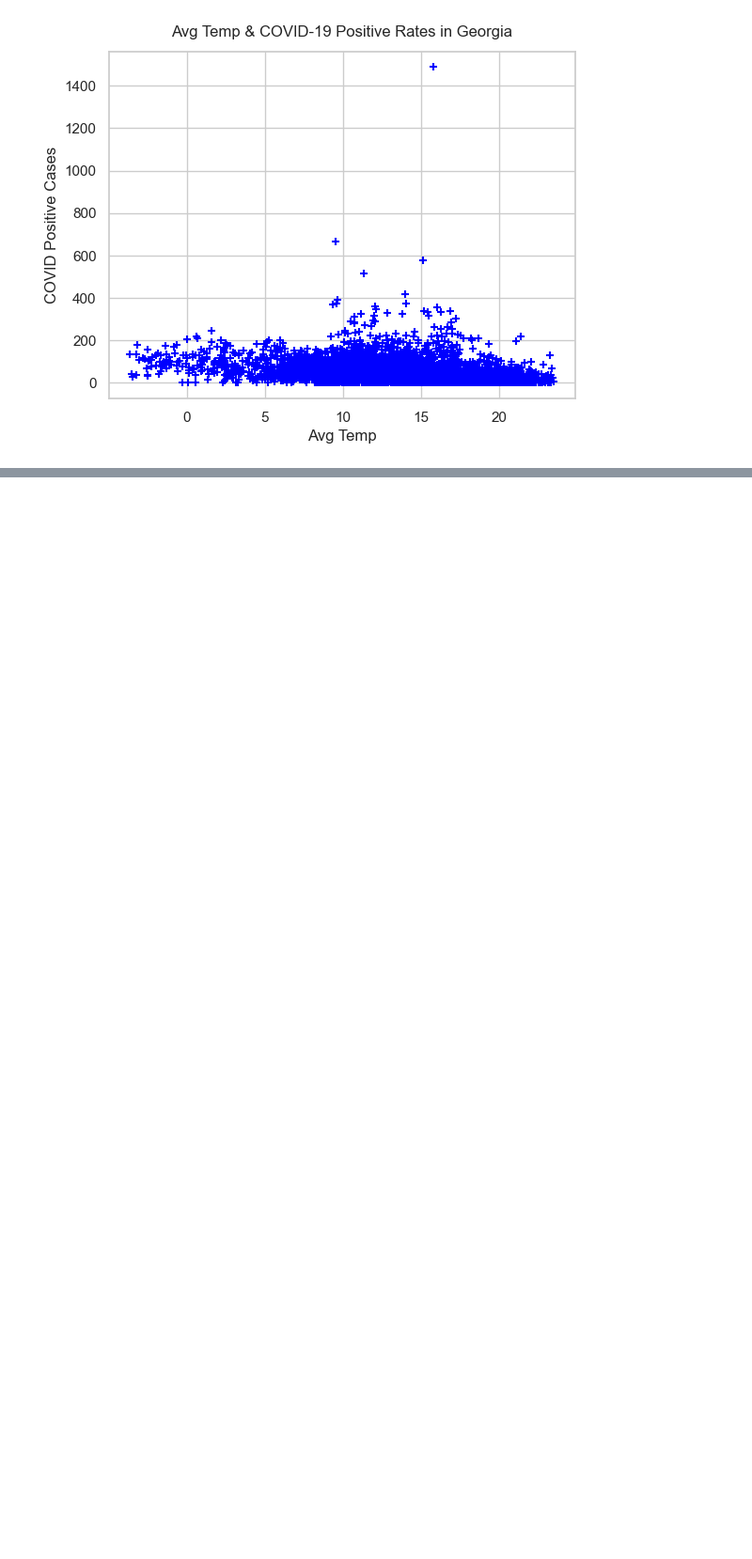
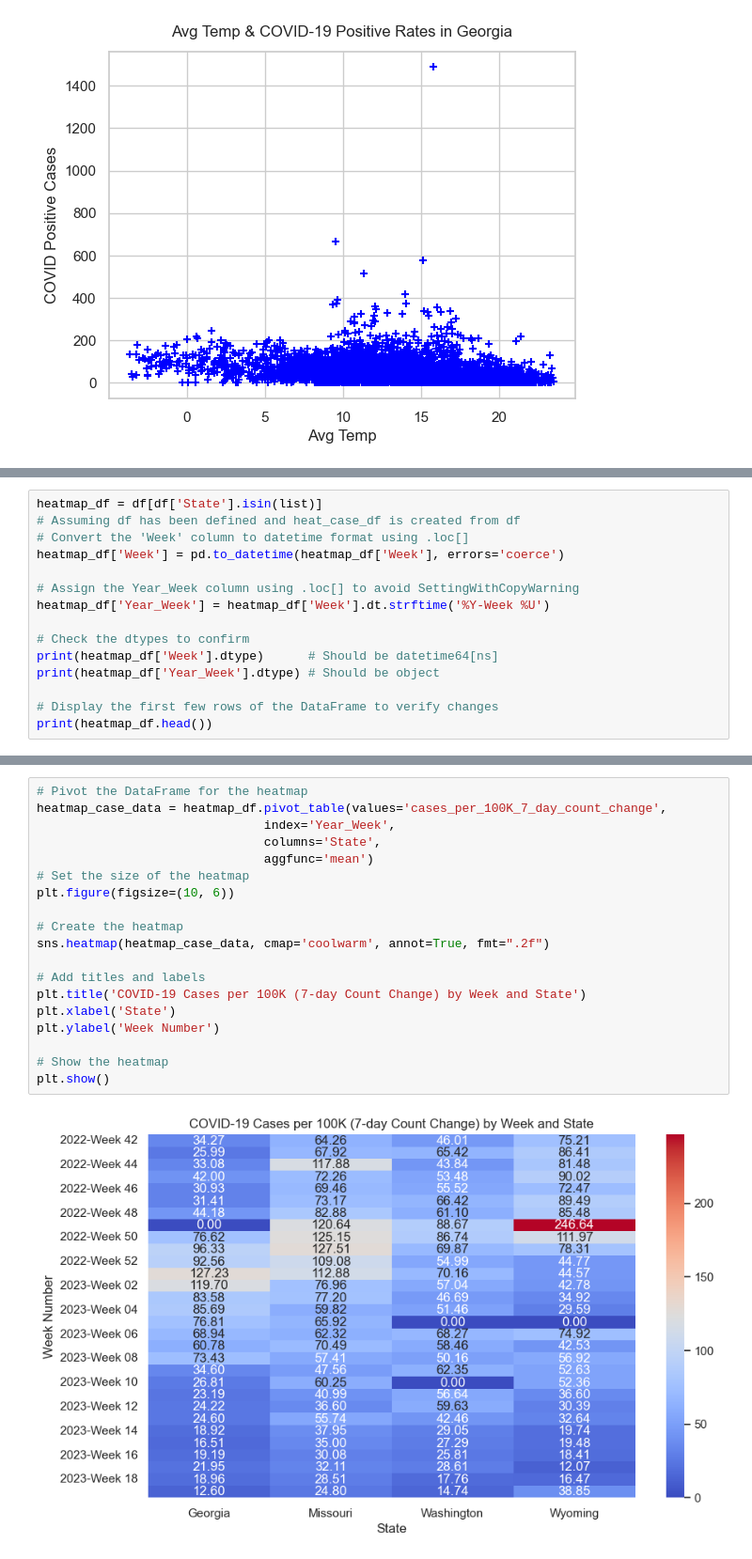
Before and after one commit to iiqueenizzy13/AbtGlobal_1B, a Jupyter notebook: avg_temp_visualizations.ipynb, the cells around one changed output, grey strips where cells are left out. Shown at 94% size. Saved outputs shown, nothing was run; the diff lists cells and outputs as text; blank space fills up the shorter version.

Commit message:
heat maps

```diff
--- a/avg_temp_visualizations.ipynb
+++ b/avg_temp_visualizations.ipynb
@@ -248,0 +251,15 @@ for state in states_list:
+# %%
+heatmap_df = df[df['State'].isin(list)]
+# Assuming df has been defined and heat_case_df is created from df
+# Convert the 'Week' column to datetime format using .loc[]
+heatmap_df['Week'] = pd.to_datetime(heatmap_df['Week'], errors='coerce')
+
+# Assign the Year_Week column using .loc[] to avoid SettingWithCopyWarning
+heatmap_df['Year_Week'] = heatmap_df['Week'].dt.strftime('%Y-Week %U')
+
+# Check the dtypes to confirm
+print(heatmap_df['Week'].dtype)      # Should be datetime64[ns]
+print(heatmap_df['Year_Week'].dtype) # Should be object
+
+# Display the first few rows of the DataFrame to verify changes
+print(heatmap_df.head())
@@ -248,0 +292,21 @@ for state in states_list:
+# %%
+# Pivot the DataFrame for the heatmap
+heatmap_case_data = heatmap_df.pivot_table(values='cases_per_100K_7_day_count_change',
+                               index='Year_Week',
+                               columns='State',
+                               aggfunc='mean')
+# Set the size of the heatmap
+plt.figure(figsize=(10, 6))
+
+# Create the heatmap
+sns.heatmap(heatmap_case_data, cmap='coolwarm', annot=True, fmt=".2f")
+
+# Add titles and labels
+plt.title('COVID-19 Cases per 100K (7-day Count Change) by Week and State')
+plt.xlabel('State')
+plt.ylabel('Week Number')
+
+# Show the heatmap
+plt.show()
+# %% [output]
+[figure, added]
```
Also changed, not shown: parts of 3 cells of this notebook, 1 other file.
